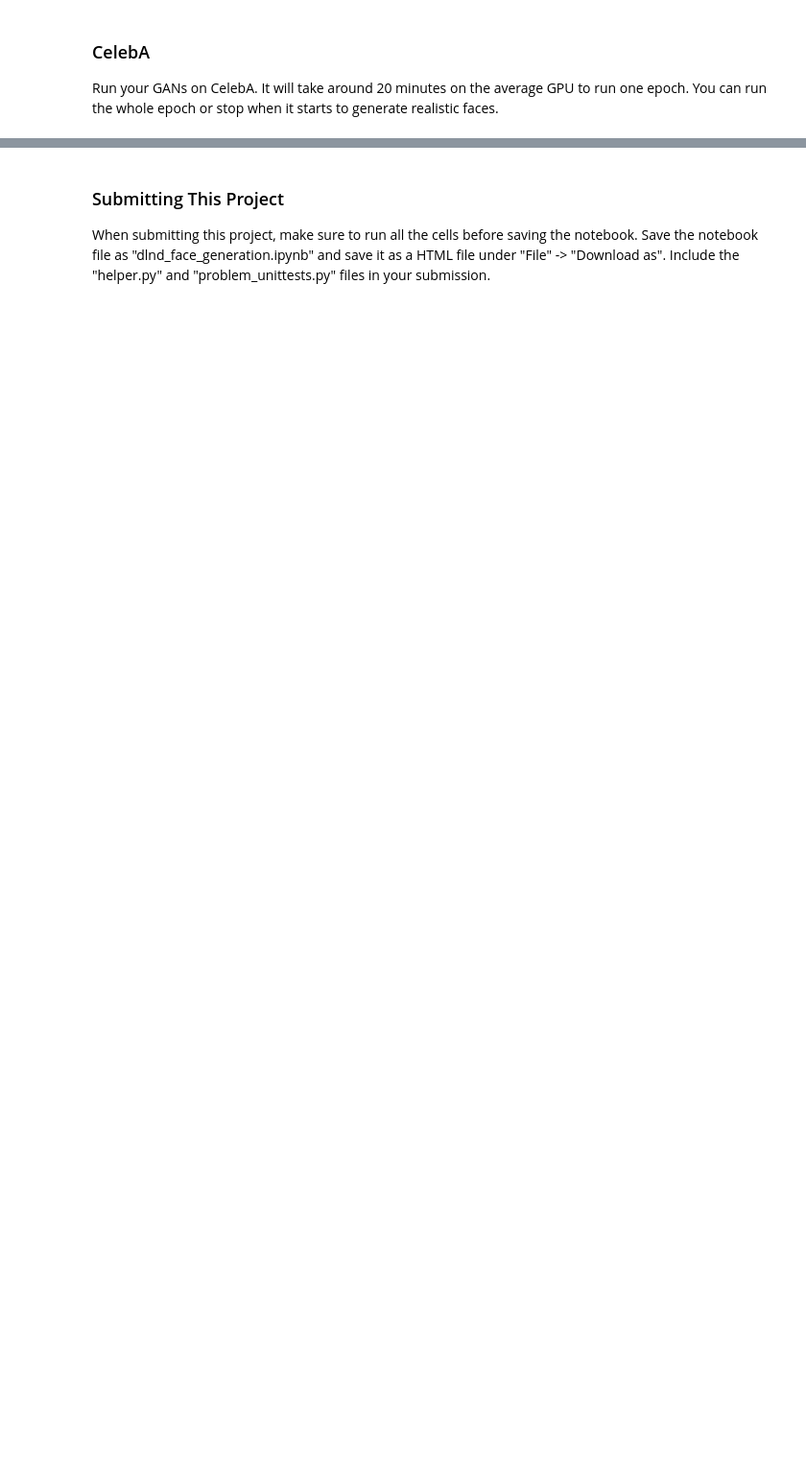
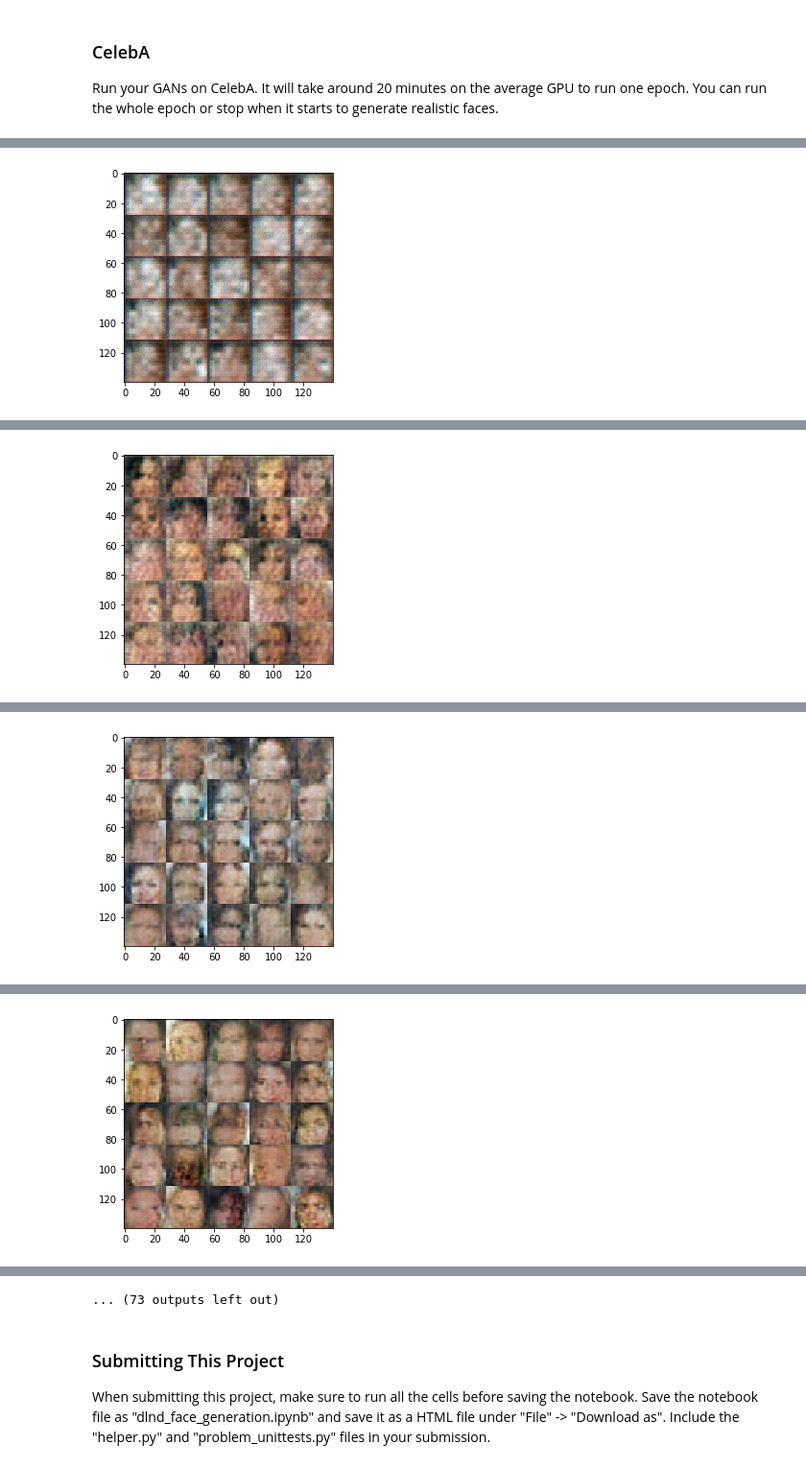
Before and after one commit to Riptawr/deep-learning, a Jupyter notebook: face_generation/dlnd_face_generation.ipynb, the cells around one changed output, grey strips where cells are left out. Shown at 96% size. Cells and saved outputs as stored; diff of their text form; code cells hidden in the pictures; blank space fills up the shorter version.

```diff
--- a/face_generation/dlnd_face_generation.ipynb
+++ b/face_generation/dlnd_face_generation.ipynb
@@ -181,9 +227,22 @@ def model_loss(input_real, input_z, out_channel_dim):
     :param out_channel_dim: The number of channels in the output image
     :return: A tuple of (discriminator loss, generator loss)
     """
-    # TODO: Implement Function
+    # Added alpha as fn parameter for easier hyperparameter tuning
+    g = generator(input_z, out_channel_dim, is_train=True, alpha=0.1) # Generator `not is_train` used for setting reuse to false
+    d_real, d_logits_real = discriminator(input_real, reuse=False, alpha=0.1)
+    d_fake, d_logits_fake = discriminator(g, reuse=True)
 
-    return None, None
+    g_loss = tf.reduce_mean(
+        tf.nn.sigmoid_cross_entropy_with_logits(logits=d_logits_fake, labels=tf.ones_like(d_fake)))
+
+    d_loss_fake = tf.reduce_mean(
+        tf.nn.sigmoid_cross_entropy_with_logits(logits=d_logits_fake, labels=tf.zeros_like(d_fake)))
+
+    d_loss_real = tf.reduce_mean(
+        tf.nn.sigmoid_cross_entropy_with_logits(logits=d_logits_real, labels=tf.ones_like(d_real)*(1-0.1))) # smoothing
+
+
+    return (d_loss_fake + d_loss_real), g_loss
 
 
 """
@@ -203,11 +264,16 @@ def model_opt(d_loss, g_loss, learning_rate, beta1):
     :param beta1: The exponential decay rate for the 1st moment in the optimizer
     :return: A tuple of (discriminator training operation, generator training operation)
     """
-    # TODO: Implement Function
+    t_vars = tf.trainable_variables()
+    d_vars = [var for var in t_vars if var.name.startswith('discriminator')]
+    g_vars = [var for var in t_vars if var.name.startswith('generator')]
 
-    return None, None
+    with tf.control_dependencies(tf.get_collection(tf.GraphKeys.UPDATE_OPS)):
+        d_train_opt = tf.train.AdamOptimizer(learning_rate, beta1=beta1).minimize(d_loss, var_list=d_vars)
+        g_train_opt = tf.train.AdamOptimizer(learning_rate, beta1=beta1).minimize(g_loss, var_list=g_vars)
 
 
+    return d_train_opt, g_train_opt
 """
 DON'T MODIFY ANYTHING IN THIS CELL THAT IS BELOW THIS LINE
 """
@@ -294,18 +463,19 @@ with tf.Graph().as_default():
 ### CelebA
 Run your GANs on CelebA.  It will take around 20 minutes on the average GPU to run one epoch.  You can run the whole epoch or stop when it starts to generate realistic faces.
 # %%
-batch_size = None
-z_dim = None
-learning_rate = None
-beta1 = None
+batch_size = 32
+z_dim = 100
+learning_rate = 0.0002
+beta1 = 0.5
 
 
 """
 DON'T MODIFY ANYTHING IN THIS CELL THAT IS BELOW THIS LINE
 """
-epochs = 1
+epochs = 2
 
 celeba_dataset = helper.Dataset('celeba', glob(os.path.join(data_dir, 'img_align_celeba/*.jpg')))
 with tf.Graph().as_default():
     train(epochs, batch_size, z_dim, learning_rate, beta1, celeba_dataset.get_batches,
           celeba_dataset.shape, celeba_dataset.image_mode)
+# %% [output]
@@ -311,0 +492 @@ with tf.Graph().as_default():
+[figure, added]
@@ -311,0 +503 @@ with tf.Graph().as_default():
+[figure, added]
@@ -311,0 +514 @@ with tf.Graph().as_default():
+[figure, added]
@@ -311,0 +525 @@ with tf.Graph().as_default():
+[figure, added]
@@ -312,3 +548,4 @@ with tf.Graph().as_default():
+... (73 outputs left out)
 # %% [markdown]
 ### Submitting This Project
 When submitting this project, make sure to run all the cells before saving the notebook. Save the notebook file as "dlnd_face_generation.ipynb" and save it as a HTML file under "File" -> "Download as". Include the "helper.py" and "problem_unittests.py" files in your submission.
```
Also changed, not shown: parts of 9 cells of this notebook, 1 other file.
